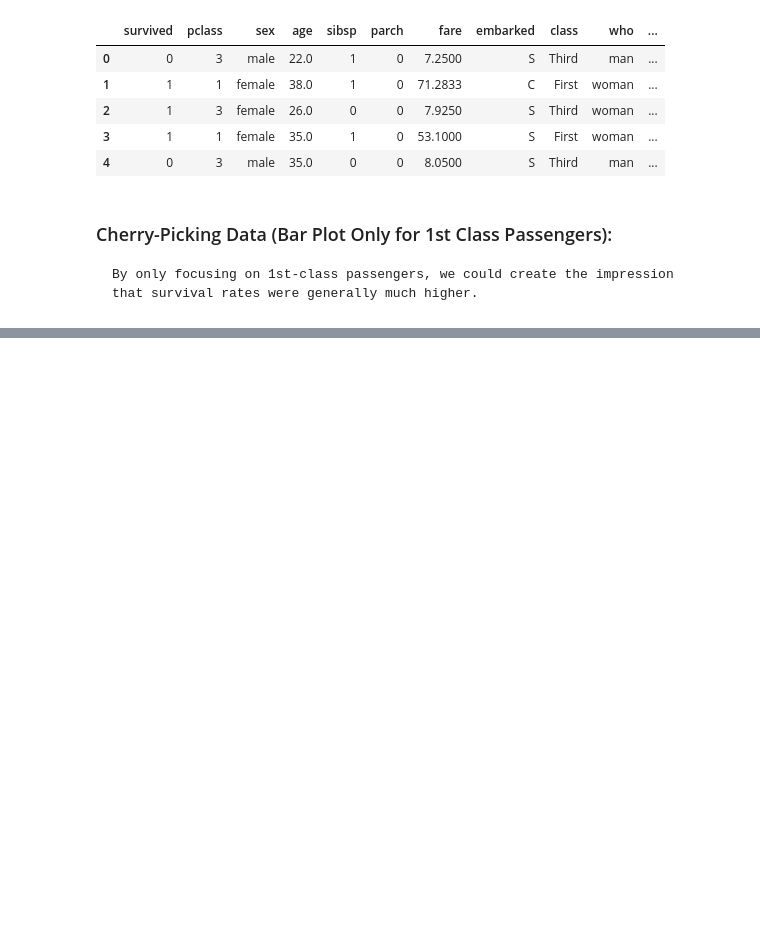
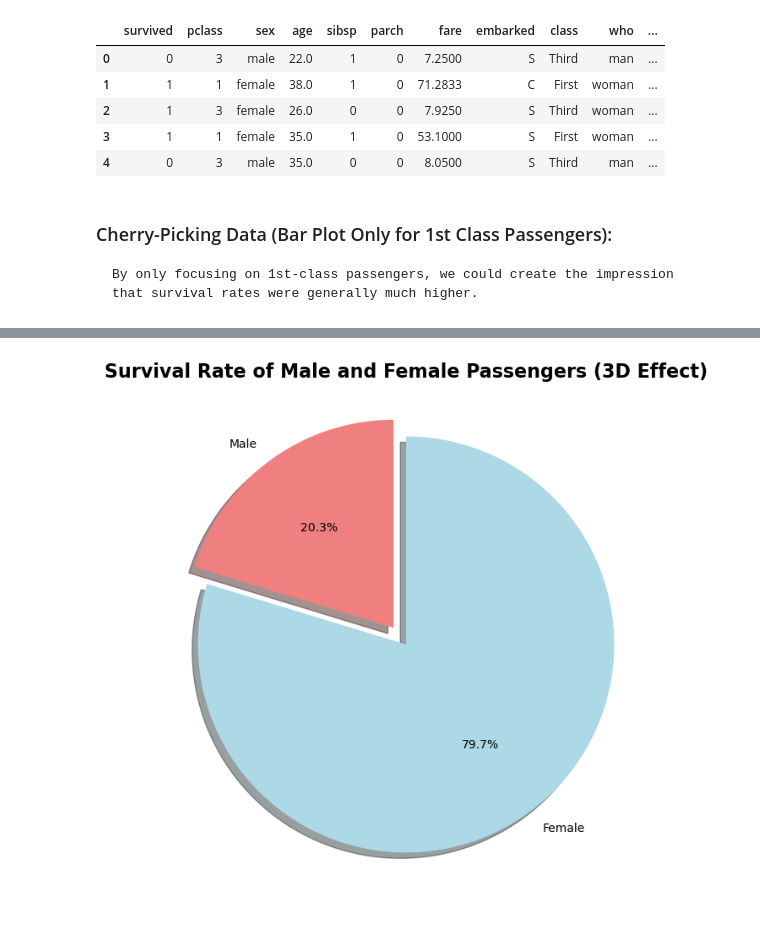
Before and after one commit to IMOsbo/DATA6550-Visualization, a Jupyter notebook: Code/Rogel/Project-Code-Rogel.ipynb, the cells around one changed output, grey strips where cells are left out. Saved outputs shown, nothing was run; the diff lists cells and outputs as text; code cells hidden in the pictures; blank space fills up the shorter version.

```diff
--- a/Code/Rogel/Project-Code-Rogel.ipynb
+++ b/Code/Rogel/Project-Code-Rogel.ipynb
@@ -129,0 +84,29 @@ Passing `palette` without assigning `hue` is deprecated and will be removed in v
+# %%
+import matplotlib.pyplot as plt
+import numpy as np
+
+# Calculate the survival rates for males and females
+male_survival_rate = df[df['sex'] == 'male']['survived'].mean()
+female_survival_rate = df[df['sex'] == 'female']['survived'].mean()
+
+# Data for the pie chart (male and female survival rates)
+sizes = [male_survival_rate, female_survival_rate]
+labels = ['Male', 'Female']
+colors = ['lightcoral', 'lightblue']
+
+# Exploding the Male slice slightly to make it more visible
+explode = (0.1, 0)  # '0.1' will "explode" the male slice
+
+# Plot the pie chart
+fig, ax = plt.subplots(figsize=(8, 8))
+
+# Creating the pie chart with an exaggerated 3D effect using shadow and explode
+ax.pie(sizes, labels=labels, colors=colors, autopct='%1.1f%%', startangle=90, explode=explode, shadow=True)
+
+# Set a 3D-like effect by rotating the view
+ax.set_title('Survival Rate of Male and Female Passengers (3D Effect)', fontsize=16, weight='bold')
+
+# Display the plot
+plt.show()
+# %% [output]
+[figure, added]
```
Also changed, not shown: parts of 39 cells of this notebook.
